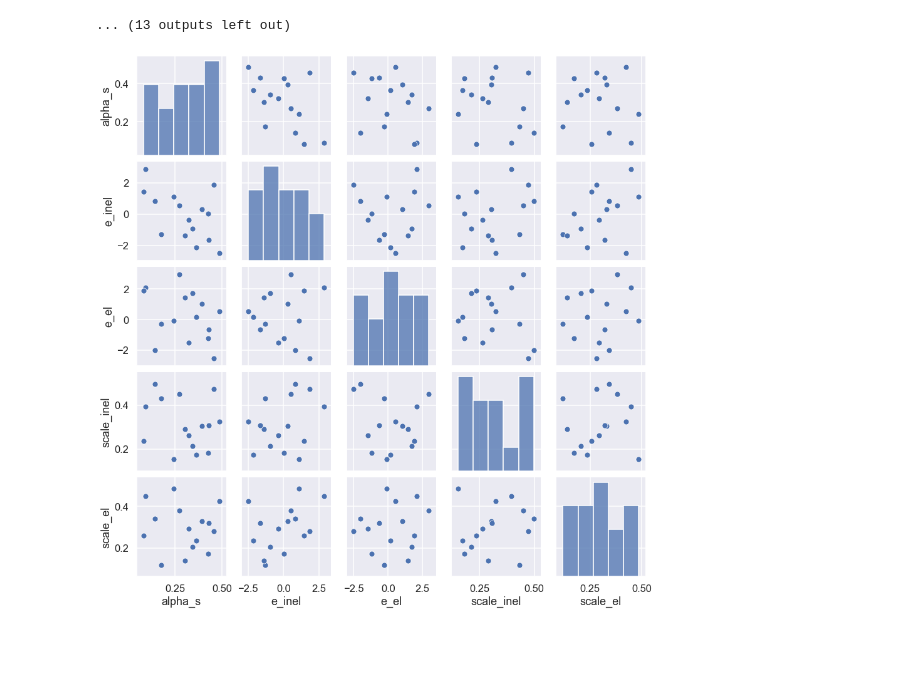
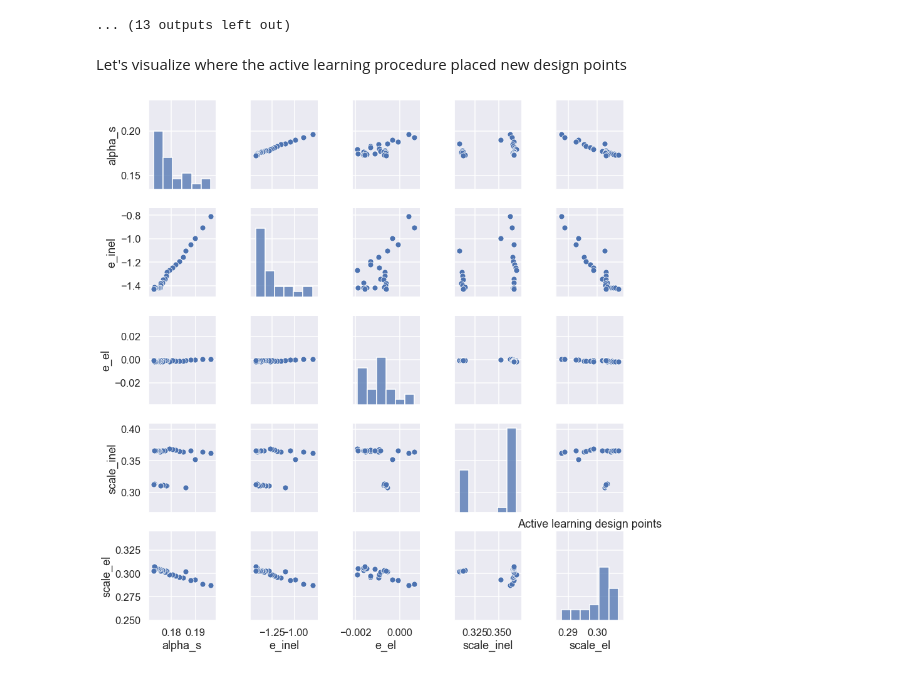
Before and after one commit to j-f-paquet/parton_energy_loss_qcd_bjorken, a Jupyter notebook: 5-parameter-estimation-Likelihood-Objective.ipynb, the cells around one changed output. Cells and saved outputs as stored; diff of their text form; code cells hidden in the pictures; blank space fills up the shorter version.

```diff
--- a/5-parameter-estimation-Likelihood-Objective.ipynb
+++ b/5-parameter-estimation-Likelihood-Objective.ipynb
@@ -138,14 +149,8 @@ def find_max_likelihood(obs_Y, obs_dY, gps):
         print(res)
     return res.x
 # %%
+#the active learning algorithm
 def active_learn(n_iters, train_X, train_Y):
-    # the initial training set - replace this (one point) with a coarse LHS
-    #theta = prior_midpoint
-    #train_X = theta
-    #train_Y = simulation(theta, *pT_range)[:,pT_bins]
-    #print('Passive learning stage...')
-    #print('Running LHS initial training set')
-    #train_Y = simulation(train_X, *pT_range)[:,pT_bins]
 
     #begin the sequential learning algo
     print('Starting active learning stage for '+str(n_iters)+ ' iterations')
@@ -167,6 +172,8 @@ def active_learn(n_iters, train_X, train_Y):
         #append data to gp training set
         train_X = np.append(train_X, theta, axis=0)
         train_Y = np.append(train_Y, model_Y, axis=0)
+
+    return train_X, train_Y, gps
 # %% [markdown]
 ### Before the active learning, first build a coarse initial training set using a sparse LHS design
 # %%
@@ -216,7 +223,7 @@ with open('LHS_Y.npy', 'rb') as f:
     train_Y = np.load(f)
 # %%
 n_iters=25
-active_learn(n_iters=n_iters, train_X=train_X, train_Y=train_Y)
+train_X, train_Y, gps = active_learn(n_iters=n_iters, train_X=train_X, train_Y=train_Y)
 # %% [output]
 Starting active learning stage for 25 iterations
 ############
@@ -289,11 +296,12 @@ optimizing likelihood
 running simulator with parameters : [ 1.77753949e-01 -1.31258586e+00 -6.83899220e-04  3.11205973e-01
   3.02991677e-01]
 ... (13 outputs left out)
+# %% [markdown]
+Let's visualize where the active learning procedure placed new design points
 # %%
-active_df = pd.DataFrame(train_X[:-n_iters], columns = ['alpha_s','e_inel','e_el', 'scale_inel', 'scale_el'])
-#sns.pairplot(hypcub_df)
+active_df = pd.DataFrame(train_X[25:], columns = ['alpha_s','e_inel','e_el', 'scale_inel', 'scale_el'])
 sns.pairplot(active_df)
 plt.tight_layout(True)
 plt.show()
 # %% [output]
-[figure, old version]
+[figure, new version]
```
Also changed, not shown: parts of 9 cells of this notebook.
